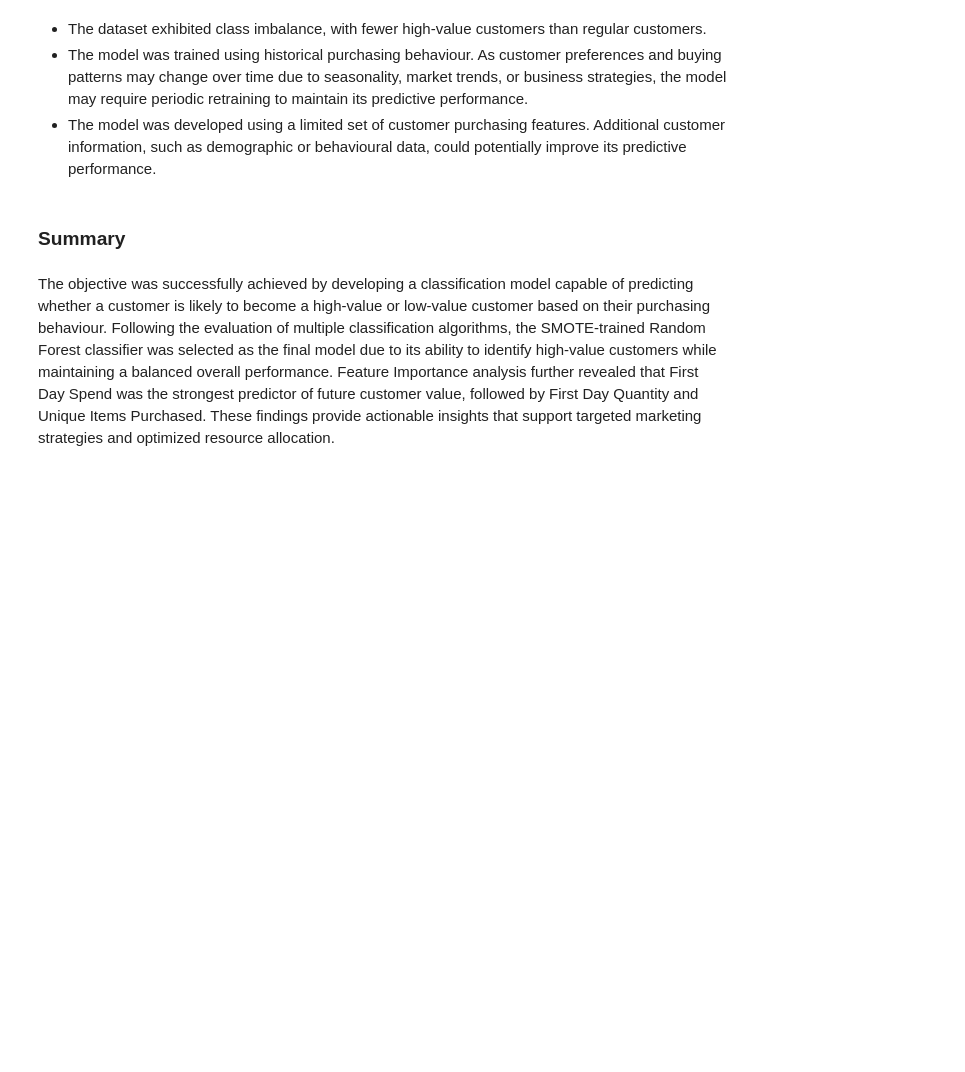
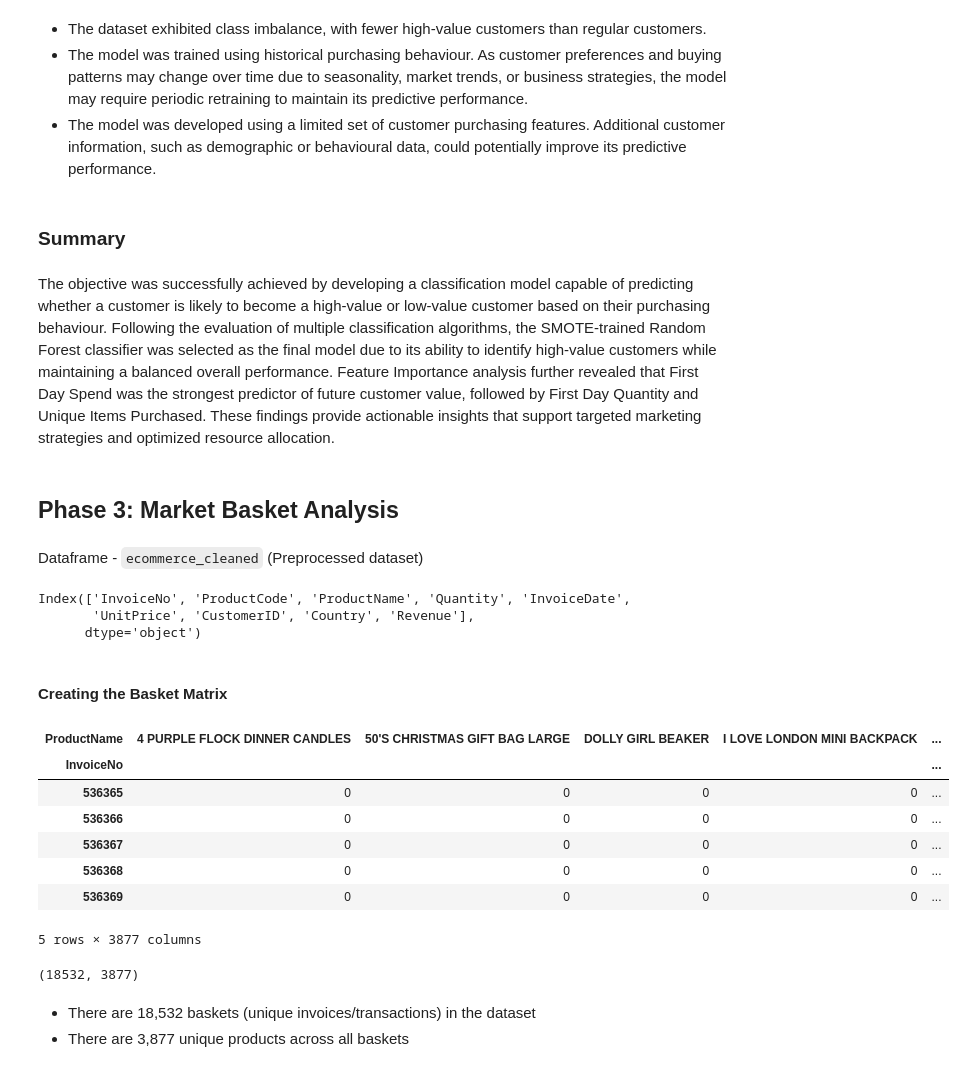
Before and after one commit to BSU04/ecommerce-customer-intelligence, a Jupyter notebook: E-commerce.ipynb, the cells around one changed output. Saved outputs shown, nothing was run; the diff lists cells and outputs as text; code cells hidden in the pictures; blank space fills up the shorter version.

Commit message:
feat: create basket matrix

```diff
--- a/E-commerce.ipynb
+++ b/E-commerce.ipynb
@@ -3029,3 +3031,41 @@ plt.show()
 ### Summary
 # %% [markdown]
 The objective was successfully achieved by developing a classification model capable of predicting whether a customer is likely to become a high-value or low-value customer based on their purchasing behaviour. Following the evaluation of multiple classification algorithms, the SMOTE-trained Random Forest classifier was selected as the final model due to its ability to identify high-value customers while maintaining a balanced overall performance. Feature Importance analysis further revealed that First Day Spend was the strongest predictor of future customer value, followed by First Day Quantity and Unique Items Purchased. These findings provide actionable insights that support targeted marketing strategies and optimized resource allocation.
+# %% [markdown]
+## Phase 3: Market Basket Analysis
+# %% [markdown]
+Dataframe - `ecommerce_cleaned` (Preprocessed dataset)
+# %%
+ecommerce_cleaned.columns
+# %% [output]
+Index(['InvoiceNo', 'ProductCode', 'ProductName', 'Quantity', 'InvoiceDate',
+       'UnitPrice', 'CustomerID', 'Country', 'Revenue'],
+      dtype='object')
+# %% [markdown]
+#### Creating the Basket Matrix
+# %%
+basket = (ecommerce_cleaned
+          .groupby(['InvoiceNo', 'ProductName'])['Quantity']
+          .sum()
+          .unstack()
+          .fillna(0))
+
+basket = (basket > 0).astype(int)
+
+basket.head()
+# %% [output]
+| ProductName | 4 PURPLE FLOCK DINNER CANDLES | 50'S CHRISTMAS GIFT BAG LARGE | DOLLY GIRL BEAKER | I LOVE LONDON MINI BACKPACK | ... |
+| InvoiceNo |  |  |  |  | ... |
+| 536365 | 0 | 0 | 0 | 0 | ... |
+| 536366 | 0 | 0 | 0 | 0 | ... |
+| 536367 | 0 | 0 | 0 | 0 | ... |
+| 536368 | 0 | 0 | 0 | 0 | ... |
+| 536369 | 0 | 0 | 0 | 0 | ... |
+5 rows × 3877 columns
+# %%
+basket.shape
+# %% [output]
+(18532, 3877)
+# %% [markdown]
+- There are 18,532 baskets (unique invoices/transactions) in the dataset
+- There are 3,877 unique products across all baskets
```
Also changed, not shown: parts of 2 cells of this notebook.
